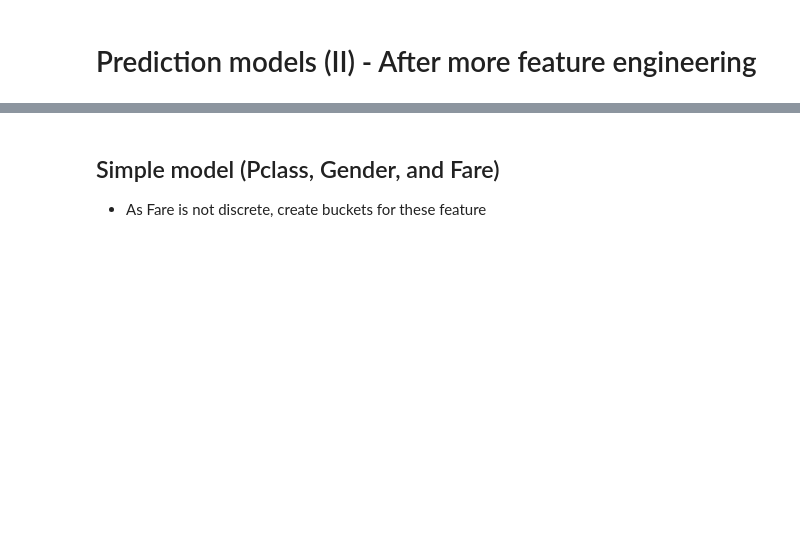
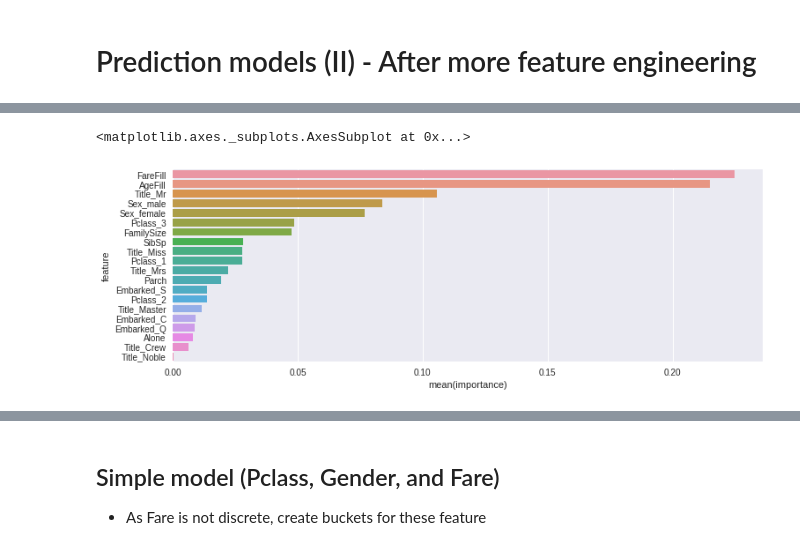
Before and after one commit to saldeal/Kaggle, a Jupyter notebook: titanic/Kaggle-Titanic.ipynb, the cells around one changed output, grey strips where cells are left out. Drawn from its saved outputs; the diff is of its cells as text; code cells hidden in the pictures; blank space fills up the shorter version.

```diff
--- a/titanic/Kaggle-Titanic.ipynb
+++ b/titanic/Kaggle-Titanic.ipynb
@@ -881,11 +817,38 @@ X_train_std = sc.fit_transform(X_train)
+# %%
+# Create a clean data frame for the regression
+
+# Columns to keep
+cols_to_keep = ['AgeFill', 'SibSp', 'Parch', 'FareFill', 'FamilySize', 'Alone']
+#cols_to_keep = ['AgeFill', 'SibSp', 'Parch', 'FareBinID', 'FamilySize', 'Alone', 'TicketFirstDigit', 'TicketNumDigits']
+##cols_to_drop = ['TicketPrefix', 'TicketNumber', 'TicketFirstDigit', 'TicketNumDigits']
+
+# Replace categorical variables by dummy variables
+cols_dummy = ['Sex', 'Embarked', 'Pclass', 'Title']
+#cols_dummy = ['Sex', 'Embarked', 'Pclass', 'Title', 'TicketPrefix'] # Worse accuracy
+
+# Training set
+X_train = df_train[cols_to_keep].join(
+    pd.get_dummies(df_train[cols_dummy], prefix=cols_dummy, columns=cols_dummy))
+
+# Target
+Y_train = df_train['Survived']
+
+# Test set
+X_test = df_test[cols_to_keep].join(
+    pd.get_dummies(df_test[cols_dummy], prefix=cols_dummy, columns=cols_dummy))
+
+# Scale features
+sc = StandardScaler()
+X_train_std = sc.fit_transform(X_train)
+X_test_std = sc.transform(X_test)
 # %%
 model_results = []
-X_train = X_train_std
-X_test = X_test_std
+X_train_ = X_train_std
+X_test_ = X_test_std
 
 for model in model_list:
-    score, Y_pred = compute_model_score(model['function'], X_train, Y_train, X_test)
-    score_cv, Y_pred = compute_model_score_cv(model['function'], X_train, Y_train, X_test)
+    score, Y_pred = compute_model_score(model['function'], X_train_, Y_train, X_test_)
+    score_cv, Y_pred = compute_model_score_cv(model['function'], X_train_, Y_train, X_test_)
     model_results.append([model['name'], score, score_cv, Y_pred])
 # %%
 # Show results obtained sorted by score
@@ -897,10 +870,11 @@ fit = model.fit(X_train,Y_train)
 # %%
 features = pd.DataFrame()
 features['feature'] = X_train.columns
 features['importance'] = fit.feature_importances_
-features.sort_values(by=['importance'], ascending=True, inplace=True)
-features.set_index('feature', inplace=True)
-features
-#sns.barplot(x='feature', y='importance', data=features)
-#sns.countplot('Pclass', data=df_train, ax=axs[1])
-#features.plot(kind='barh', figsize=(20, 20))
+features.sort_values(by=['importance'], ascending=False, inplace=True)
+#features.set_index('feature', inplace=True)
+features = features.reset_index(drop=True)
+sns.barplot(data=features, y='feature', x='importance')
+# %% [output]
+<matplotlib.axes._subplots.AxesSubplot at 0x...>
+[figure, added]
```
Also changed, not shown: parts of 12 cells of this notebook.
